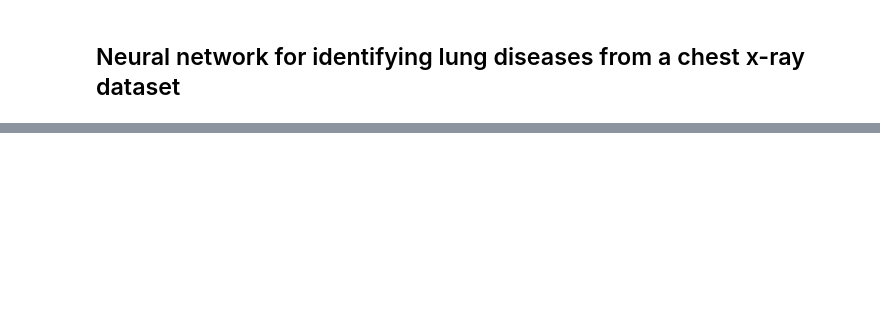
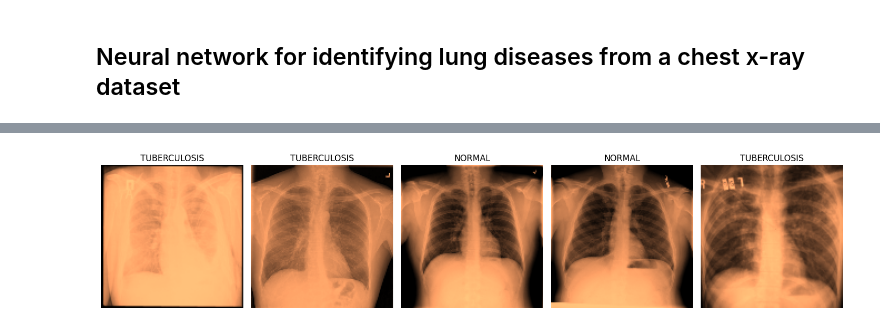
Before and after one commit to timhorse13/Chest-X-Ray-Disease-Identifying, a Jupyter notebook: 1. Code/main.ipynb, the cells around one changed output, grey strips where cells are left out. Drawn from its saved outputs; the diff is of its cells as text; code cells hidden in the pictures; blank space fills up the shorter version.

Commit message:
bilder fertig reingeladen und transformiert

```diff
--- a/1. Code/main.ipynb
+++ b/1. Code/main.ipynb
@@ -21,0 +14,5 @@ CLASS_MAP = {"Normal": 0, "Pneumonia": 1, "Tuberculosis": 2}
+# %%
+# Download latest version of dataset from Kaggle
+path = kagglehub.dataset_download("muhammadrehan00/chest-xray-dataset")
+
+print("Path to dataset files:", path)
@@ -71,0 +83,13 @@ print("Confusion Matrix:\n", confusion_matrix(y_test, y_pred))
+# %%
+X_train, y_train = [], []
+
+# Train
+normal_X, normal_y = load_images(os.path.join(path, "train/NORMAL"), 0)
+pneu_X, pneu_y     = load_images(os.path.join(path, "train/PNEUMONIA"), 1)
+tub_X, tub_y         = load_images(os.path.join(path, "train/TUBERCULOSIS"), 2)
+
+X_train.extend(normal_X + pneu_X + tub_X)
+y_train.extend(normal_y + pneu_y + tub_y)
+
+X_train = np.array(X_train)
+y_train = np.array(y_train)
@@ -71,0 +109,16 @@ print("Confusion Matrix:\n", confusion_matrix(y_test, y_pred))
+# %%
+# Zufällige Bilder anzeigen
+num = 5
+indices = random.sample(range(len(X_train)), num)
+fig, axes = plt.subplots(1, num, figsize=(15, 4))
+label_names = {0: "NORMAL", 1: "PNEUMONIA", 2: "TUBERCULOSIS"}
+
+for ax, idx in zip(axes, indices):
+    ax.imshow(X_train[idx], cmap='copper')
+    ax.set_title(f"{label_names.get(int(y_train[idx]), y_train[idx])}")
+    ax.axis('off')
+
+plt.tight_layout()
+plt.show()
+# %% [output]
+[figure, added]
```
Also changed, not shown: parts of 11 cells of this notebook.
